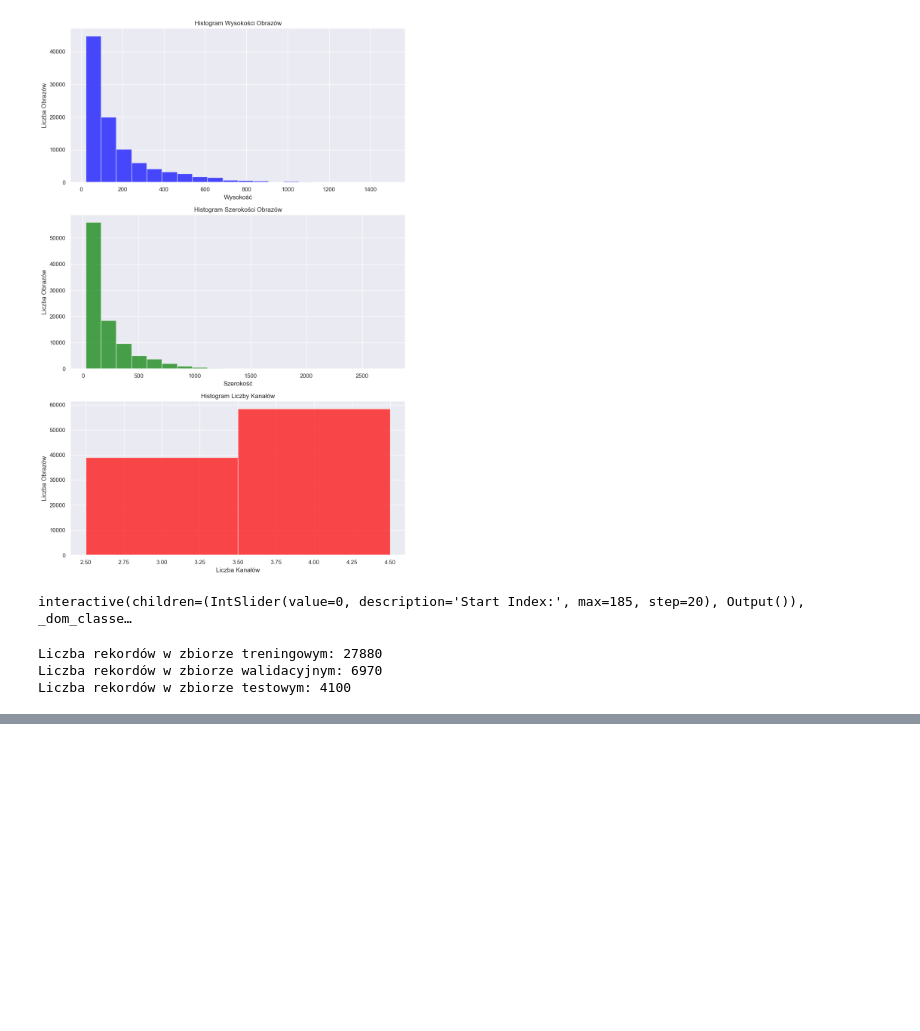
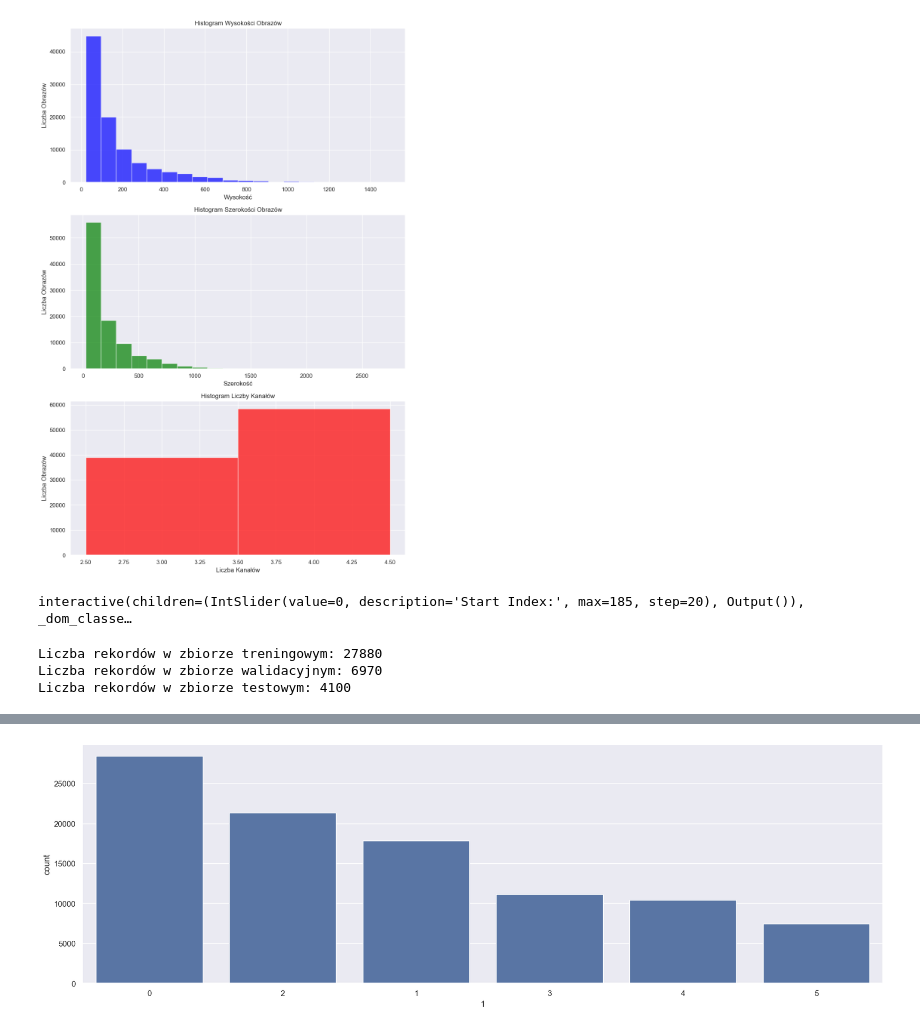
Before and after one commit to thehardway15/traffic-sign-classification, a Jupyter notebook: traffic-sign-classification.ipynb, the cells around one changed output, grey strips where cells are left out. Cells and saved outputs as stored; diff of their text form; code cells hidden in the pictures; blank space fills up the shorter version.

Commit message:
Remap labels, train v7.

```diff
--- a/traffic-sign-classification.ipynb
+++ b/traffic-sign-classification.ipynb
@@ -468,0 +471,7 @@ Liczba rekordów w zbiorze testowym: 4100
+# %%
+train_dir = './processed/Train'
+test_dir = './processed'
+test_label_csv = './trafic_sign_dataset/Test_data.csv'
+# %%
+train_dataset = TrainDataset(train_dir, None, v2.PILToTensor, int, device=device, remap_label=True, excludes=['6'])
+test_dataset = TestDataset(test_label_csv, test_dir, None, v2.PILToTensor, int, device=device, remap_label=True, excludes=['6'])
@@ -468,0 +485,3 @@ Liczba rekordów w zbiorze testowym: 4100
+# %%
+df = train_dataset.get_table()
+df.head()
@@ -468,0 +495,7 @@ Liczba rekordów w zbiorze testowym: 4100
+# %%
+fig = plt.figure(figsize=(20,6))
+ax = sns.countplot(x=df[1],
+                   order=df[1].value_counts(ascending=False).index);
+plt.savefig('analyze/train_dataset_count_after_remap.png')
+# %% [output]
+[figure, added]
```
Also changed, not shown: parts of 9 cells of this notebook, 13 other files.
